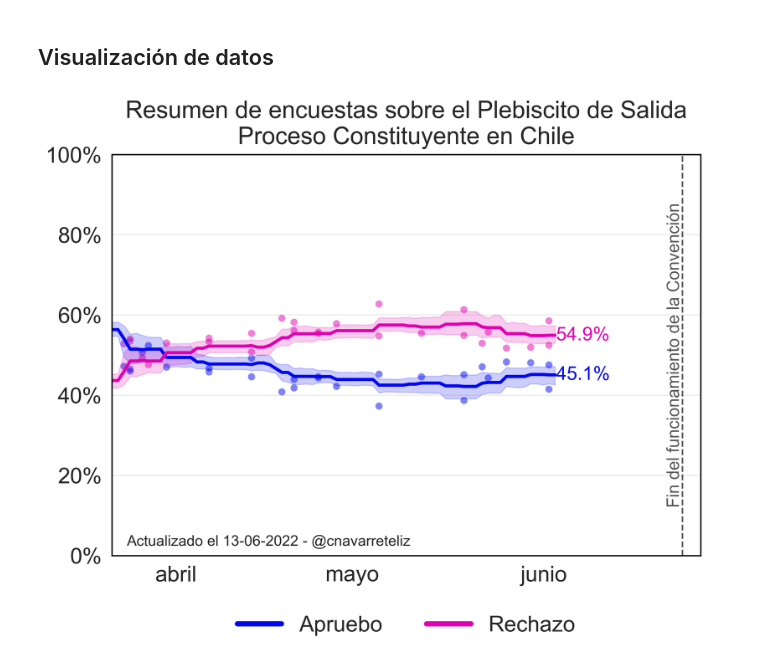
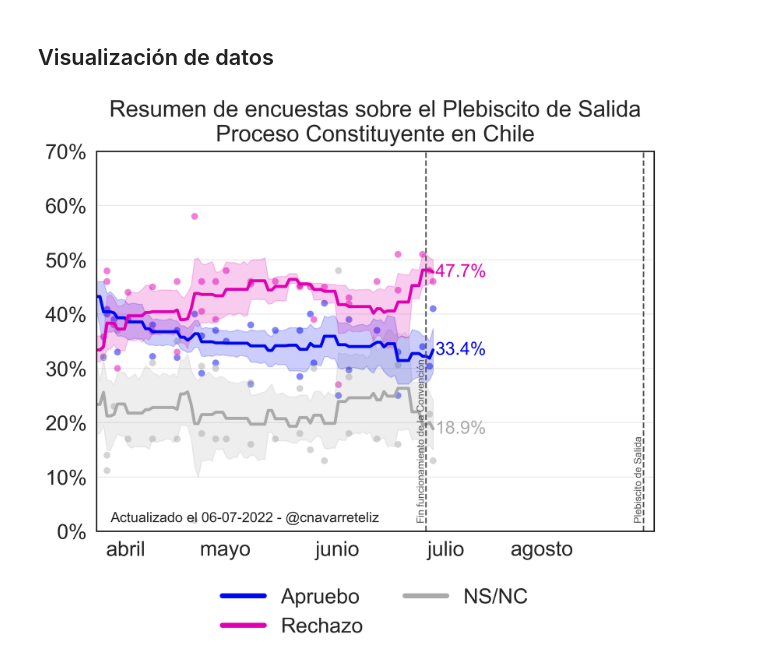
Before and after one commit to cnavarreteliz/encuestas-electorales-chile, a Jupyter notebook: Encuestas Plebiscito Salida.ipynb, the cells around one changed output. Drawn from its saved outputs; the diff is of its cells as text; code cells hidden in the pictures.

```diff
--- a/Encuestas Plebiscito Salida.ipynb
+++ b/Encuestas Plebiscito Salida.ipynb
@@ -34,7 +34,7 @@ data.head()
 Asumimos que quienes respondieron **Apruebo** o **Rechazo** en la encuesta son equivalente a votos válidamente emitidos. En este sentido, recalculamos nuevos porcentajes para ambas variables, sin incluir No Sabe / No Contesta (NS/NC)
 # %%
 df = data.melt(id_vars=["Fecha", "Encuesta", "id"])
-df = df[df["variable"].isin(["Apruebo", "Rechazo"])]
+df = df[df["variable"].isin(["Apruebo", "Rechazo", "NS/NC"])]
 df = df.groupby(["id", "Fecha", "Encuesta", "variable"]).agg({"value": "sum"})
 df["rate"] = df.groupby(level=0).apply(lambda x: x/x.sum())
 df = df.reset_index()
@@ -69,30 +69,36 @@ plt.rcParams["font.family"] = "Arial"
 plt.rcParams["svg.fonttype"] = "none"
 matplotlib.rcParams["figure.dpi"] = 300
 
-palette = ["#0008EF", "#E000B1"]
+palette = ["#AAAAAA", "#0008EF", "#E000B1"]
 
 g = sns.scatterplot(x="Fecha", y="rate", lw=0, alpha=0.5, palette=palette, hue="variable", s=50,
-                    data=df[df["Fecha"] >= start_date])
-g = sns.lineplot(x="Fecha", y="rate", palette=palette, hue="variable", lw=3, data=df_aggregated)
+                    data=df[df["Fecha"] >= start_date], hue_order=["NS/NC", "Apruebo", "Rechazo"])
+g = sns.lineplot(x="Fecha", y="rate", palette=palette, hue_order=["NS/NC", "Apruebo", "Rechazo"], hue="variable", lw=3, data=df_aggregated)
 
 deadline = datetime.datetime(2022, 7, 4)
 
 gray_color = "#555555"
 plt.axvline(deadline, linestyle="--", color=gray_color)
-g.text(deadline, 0.5, "Fin del funcionamiento de la Convención", color=gray_color, rotation=90, ha="right", fontsize=16, va="center")
+g.text(deadline, 0.015, "Fin funcionamiento de la Convención", color=gray_color, rotation=90, ha="right", fontsize=10, va="bottom")
+
+deadline = datetime.datetime(2022, 9, 4)
+
+gray_color = "#555555"
+plt.axvline(deadline, linestyle="--", color=gray_color)
+g.text(deadline, 0.015, "Plebiscito de Salida", color=gray_color, rotation=90, ha="right", fontsize=10, va="bottom")
 
 
 g.text(0.025, 0.025, f"Actualizado el {today.strftime('%d-%m-%Y')} - @cnavarreteliz", transform=g.transAxes, fontsize=14)
 
 for row in df_stats.itertuples():
-    color = palette[0] if row.variable == "Apruebo" else palette[1]
+    color = palette[1] if row.variable == "Apruebo" else palette[2] if row.variable == "Rechazo" else palette[0]
     g.text(today, row.rate, f"{np.round(row.rate * 100, 1)}%", color=color, fontsize=18, va="center")
 
 def custom_ytick(x):
     tmp_tick = np.round(100 * x, 8)
 
     return f"{int(x * 100)}%" if tmp_tick.is_integer() else ""#f"{np.round(x * 100, 1)}%"
-plt.ylim([0, 1])
+plt.ylim([0, 0.7])
 fixed_list = g.get_yticks().tolist()
 
 g.set_yticks(g.get_yticks())  # just get and reset whatever you already have
@@ -107,34 +113,35 @@ plt.gca().xaxis.set_major_locator(dates.MonthLocator(bymonthday=15))
 for label in g.get_xmajorticklabels():
     label.set_rotation(0)
     label.set_horizontalalignment("right")
 
 leg = g.legend()
 leg.remove()
 
 plt.gca().xaxis.grid(False)
 plt.margins(x=0)
 
-plt.xlim([start_date, datetime.datetime(2022, 7, 7)])
+plt.xlim([start_date, datetime.datetime(2022, 9, 7)])
 
 
 # Legend
 legend_elements = [
-    Line2D([0], [0], color=palette[0], label="Apruebo", lw=5),
-    Line2D([0], [0], color=palette[1], label="Rechazo", lw=5)
+    Line2D([0], [0], color=palette[1], label="Apruebo", lw=5),
+    Line2D([0], [0], color=palette[2], label="Rechazo", lw=5),
+    Line2D([0], [0], color=palette[0], label="NS/NC", lw=5)
 ]
 
 g.legend(
     handles=legend_elements,
     bbox_to_anchor=(0.5, -0.1),
     fancybox=False,
     frameon=False,
     loc="upper center",
     ncol=2,
     shadow=False
 )
 
 g.set_title("Resumen de encuestas sobre el Plebiscito de Salida\nProceso Constituyente en Chile", pad=10)
 
 plt.show()
 # %% [output]
-[figure, old version]
+[figure, new version]
```
Also changed, not shown: 1 other file.
